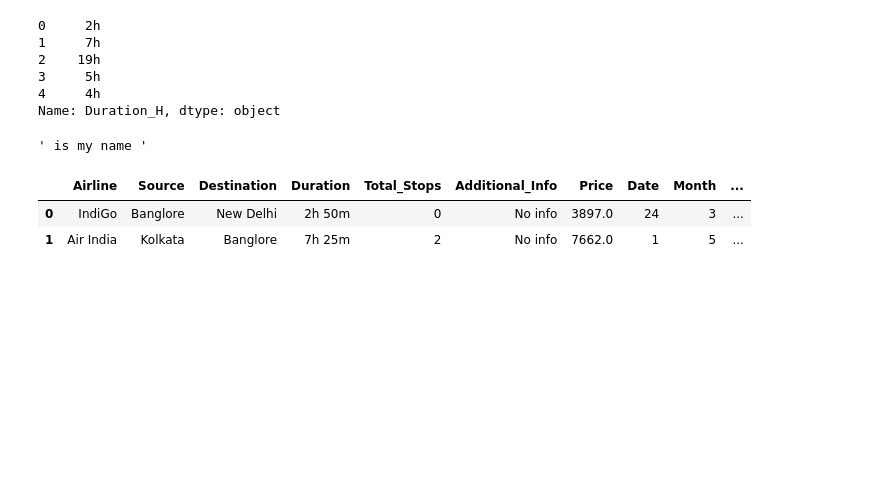
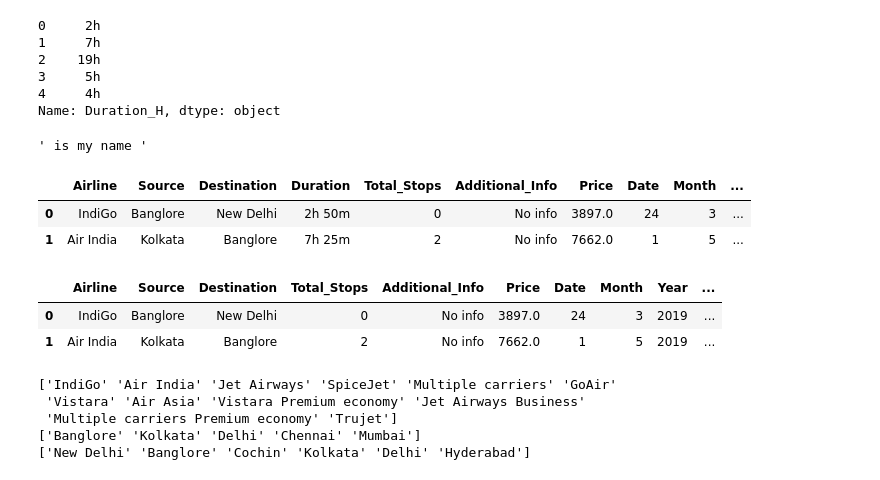
Before and after one commit to hsnaidu/DS_L, a Jupyter notebook: EDA/flight.ipynb, the cells around one changed output. Cells and saved outputs as stored; diff of their text form; code cells hidden in the pictures; blank space fills up the shorter version.

```diff
--- a/EDA/flight.ipynb
+++ b/EDA/flight.ipynb
@@ -271,0 +273,3 @@ KeyError: '[False] not found in axis'
+# %%
+# To drop these we can use the index number
+df.drop([6474,2660],axis = 0, inplace = True)
@@ -283,7 +291,7 @@ df['Duration_H'].head()
 Name: Duration_H, dtype: object
 # %%
 df['Duration_H'] = df['Duration_H'].apply(lambda x : x.strip('h'))
-df['Duration_H'] = df['Duration_H'].apply(lambda x : x.strip('m')) # we had one filght duration with 5m
+# df['Duration_H'] = df['Duration_H'].apply(lambda x : x.strip('m')) # we had one filght duration with 5m
 df['Duration_H'] = df['Duration_H'].astype(int)
 # %%
 # simple Exmaple of how strip works
@@ -301,3 +309,21 @@ df.head(2)
 # %%
 # df['Duration'] = df['Duration_H'] * 60
 # df['Duration'] = df['Duration_H'] * 60 + df['Durtaion_M']
+# %%
+df.drop('Duration',axis =1, inplace= True)
+# %%
+df.head(2)
+# %% [output]
+|  | Airline | Source | Destination | Total_Stops | Additional_Info | Price | Date | Month | Year | ... |
+| 0 | IndiGo | Banglore | New Delhi | 0 | No info | 3897.0 | 24 | 3 | 2019 | ... |
+| 1 | Air India | Kolkata | Banglore | 2 | No info | 7662.0 | 1 | 5 | 2019 | ... |
+# %%
+col = ['Airline','Source','Destination']
+for i in col:
+    print(df[i].unique())
+# %% [output]
+['IndiGo' 'Air India' 'Jet Airways' 'SpiceJet' 'Multiple carriers' 'GoAir'
+ 'Vistara' 'Air Asia' 'Vistara Premium economy' 'Jet Airways Business'
+ 'Multiple carriers Premium economy' 'Trujet']
+['Banglore' 'Kolkata' 'Delhi' 'Chennai' 'Mumbai']
+['New Delhi' 'Banglore' 'Cochin' 'Kolkata' 'Delhi' 'Hyderabad']
```
Also changed, not shown: parts of 10 cells of this notebook.
